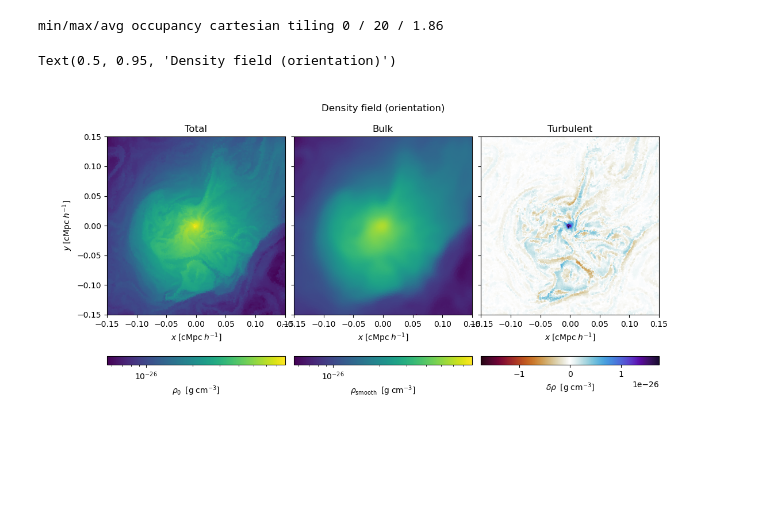
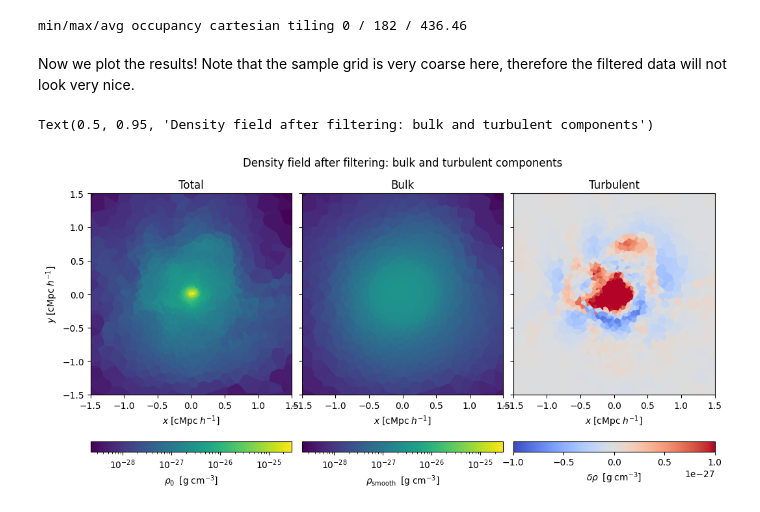
Before and after one commit to LorenzoLMP/turbocluster, a Jupyter notebook: docs/build/html/notebooks/test_smoothing-filter.ipynb, the cells around one changed output. Cells and saved outputs as stored; diff of their text form; code cells hidden in the pictures; blank space fills up the shorter version.

```diff
--- a/docs/build/html/notebooks/test_smoothing-filter.ipynb
+++ b/docs/build/html/notebooks/test_smoothing-filter.ipynb
@@ -5,9 +7,15 @@ import paicos as pa
 import numpy as np
 import turbocluster as tc
 
+import matplotlib.pyplot as plt
+from matplotlib.colors import LogNorm, Normalize, SymLogNorm
+import matplotlib as mpl
+
 pa.settings.strict_units = False
 # A snapshot object
-snap = pa.Snapshot('/llust21/cosmo-plasm/zoom-simulations-arepo2/halo_0003/tng/zoom12/output',
-                   305, basename='snapshot')
+snap = pa.Snapshot(pa.data_dir, 247)
+
 center = snap.Cat.Group['GroupPos'][0]
-widths = np.array([3e2, 3e2, 3e2], dtype=float)
+widths = np.array([3e3, 3e3, 3e3], dtype=float)
+
+threadsperblock = 64
@@ -24,4 +28,4 @@ weight=None
 # filter_type = 'gaussian'
 filter_type = 'mean'
 arepo_length = snap.length.uq
-filter_length = 10*arepo_length
+filter_length = 500*arepo_length
@@ -30,6 +36,5 @@ orientation = pa.Orientation(normal_vector=[1,-2,1],
                             perp_vector1=[0,0.2,-0.3])
 # %%
 
-sf = tc.SmoothingFilter(snap, center, widths, npix=128, orientation=orientation,
-                        search_radius=None)
+sf = tc.SmoothingFilter(snap, center, widths, npix=128, orientation=orientation, threadsperblock=threadsperblock)
 # %% [output]
@@ -37,9 +62,9 @@ Attempting to get derived variable: 0_Volume... [DONE]
 # %%
-smooth_den, turb_den = tc.extract_turbulent_var(snap, sf, '0_Density',
-                                                   filter_length=filter_length,
-                                              weight=weight, filter_type=filter_type)
+smooth_den, turb_den = extract_turbulent_var(snap, sf, '0_Density',
+                                            filter_length=filter_length,
+                                            weight=weight, filter_type=filter_type)
 # %% [output]
-min/max/avg occupancy cartesian tiling 0 / 20 / 1.86
+min/max/avg occupancy cartesian tiling 0 / 182 / 436.46
 # %%
 widths_slicer = widths.copy()
 widths_slicer[2] = 0.
@@ -49,6 +74,8 @@ extent = slicer.centered_extent.to('Mpc')
 dens_tot = slicer.slice_variable('0_Density')
 dens_bulk = slicer.slice_variable(smooth_den)
 dens_turb = slicer.slice_variable(turb_den)
+# %% [markdown]
+Now we plot the results! Note that the sample grid is very coarse here, therefore the filtered data will not look very nice.
 # %%
 
 dens_tot = dens_tot.to_physical.cgs
@@ -59,11 +86,11 @@ vmin = dens_tot.value.min()
 vmax = dens_tot.value.max()
 norm = LogNorm(vmin=vmin,vmax=vmax)
 
-
-vmin = -0.8*dens_turb.value.max()
-vmax = 0.8*dens_turb.value.max()
+# vmax = 0.8*dens_turb.value.max()
+vmax = 1e-27
+vmin = -vmax
 norm1 = Normalize(vmin=vmin,vmax=vmax)
-cmap = cmr.fusion
+cmap = mpl.colormaps['coolwarm']
 
 fig, axes = plt.subplots(1,3, figsize=(12,6),sharex=True, sharey=True)
 
@@ -76,35 +103,34 @@ im3 = axes[2].imshow(
 
 axes[0].set_title('Total')
 axes[1].set_title('Bulk')
 axes[2].set_title('Turbulent')
 
 for i in range(3):
     axes[i].set_xlabel(extent.label('x'))
 
 axes[0].set_ylabel(extent.label('y'))
 
 
 
 cbar = fig.colorbar(im1, orientation='horizontal')
 cbar.set_label(dens_tot.label('\\rho_0'))
 
 cbar = fig.colorbar(im2, orientation='horizontal')
-cbar.set_label(dens_tot.label('\\rho_{\mathrm{smooth}}'))
+cbar.set_label(dens_tot.label('\\rho_{\\mathrm{smooth}}'))
 
 cbar = fig.colorbar(im3, orientation='horizontal')
 cbar.set_label(dens_tot.label('\\delta \\rho '))
 
 
 
 fig.subplots_adjust(top=0.9,
 bottom=0.1,
 left=0.10,
 right=0.90,
 hspace=0.0,
 wspace=0.05)
 
-fig.suptitle('Density field (orientation)',y=0.95)
-# plt.savefig('../plots/density_field.pdf')
+fig.suptitle('Density field after filtering: bulk and turbulent components',y=0.95)
 # %% [output]
-Text(0.5, 0.95, 'Density field (orientation)')
+Text(0.5, 0.95, 'Density field after filtering: bulk and turbulent components')
-[figure, old version]
+[figure, new version]
```
Also changed, not shown: parts of 12 cells of this notebook, 45 other files.
